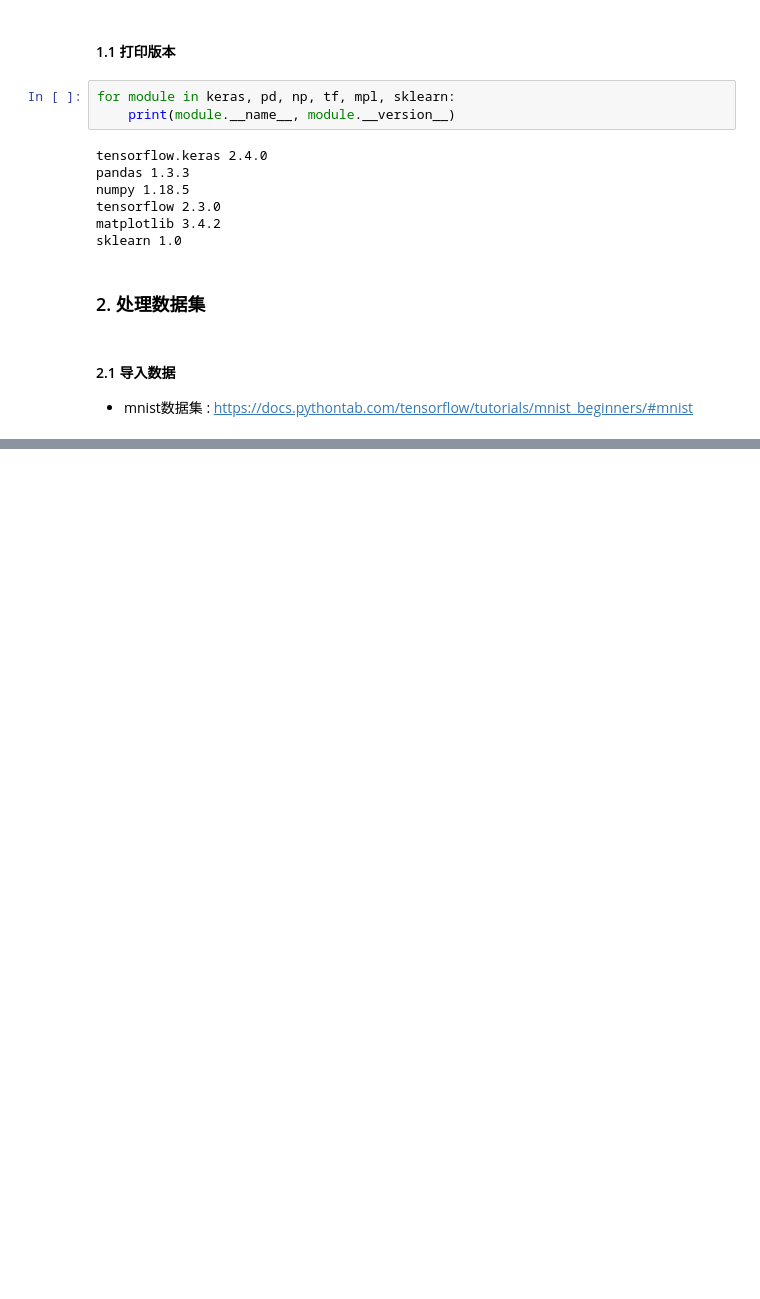
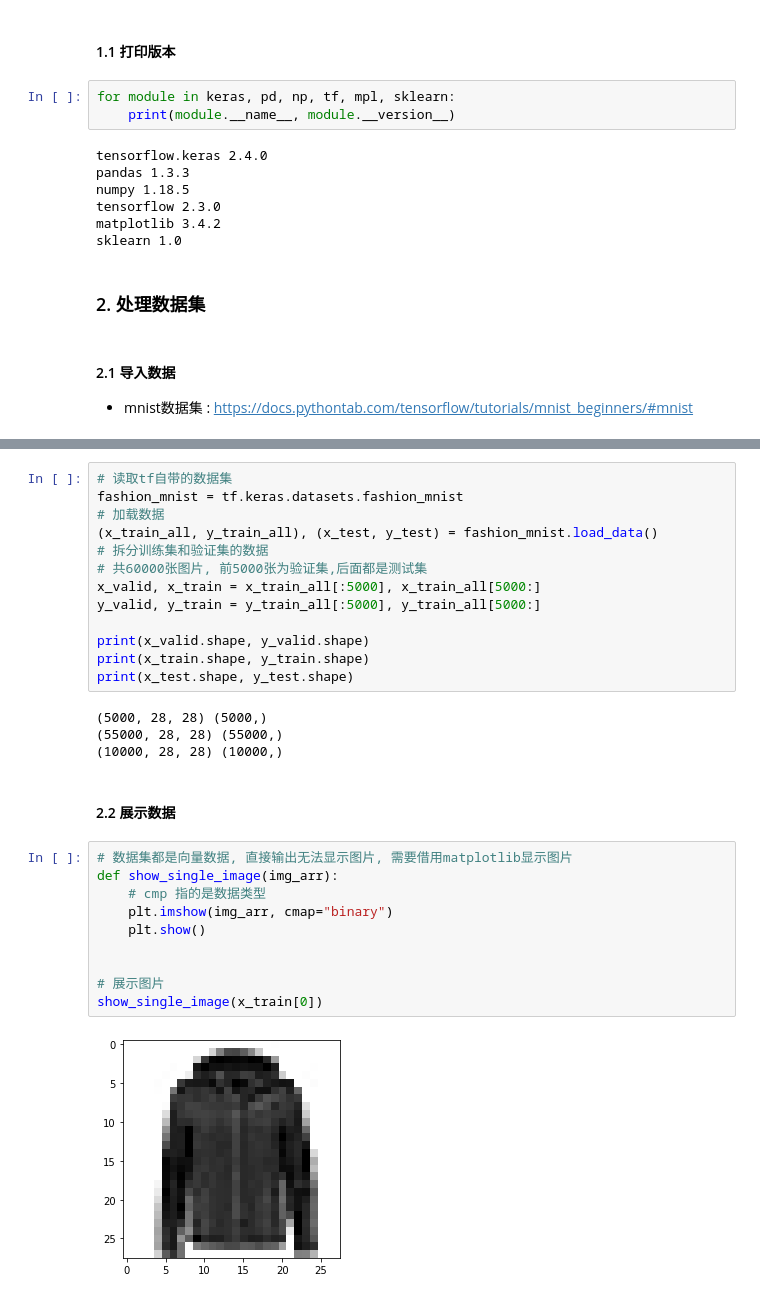
Before and after one commit to knightzz1998/tf-course-code, a Jupyter notebook: tf_keras_code/tf_keras_classification_model.ipynb, the cells around one changed output, grey strips where cells are left out. Saved outputs shown, nothing was run; the diff lists cells and outputs as text; blank space fills up the shorter version.

```diff
--- a/tf_keras_code/tf_keras_classification_model.ipynb
+++ b/tf_keras_code/tf_keras_classification_model.ipynb
@@ -63,0 +33,31 @@ Downloading data from https://storage.googleapis.com/tensorflow/tf-keras-dataset
+# %%
+# 读取tf自带的数据集
+fashion_mnist = tf.keras.datasets.fashion_mnist
+# 加载数据
+(x_train_all, y_train_all), (x_test, y_test) = fashion_mnist.load_data()
+# 拆分训练集和验证集的数据
+# 共60000张图片, 前5000张为验证集,后面都是测试集
+x_valid, x_train = x_train_all[:5000], x_train_all[5000:]
+y_valid, y_train = y_train_all[:5000], y_train_all[5000:]
+
+print(x_valid.shape, y_valid.shape)
+print(x_train.shape, y_train.shape)
+print(x_test.shape, y_test.shape)
+# %% [output]
+(5000, 28, 28) (5000,)
+(55000, 28, 28) (55000,)
+(10000, 28, 28) (10000,)
+# %% [markdown]
+#### 2.2 展示数据
+# %%
+# 数据集都是向量数据, 直接输出无法显示图片, 需要借用matplotlib显示图片
+def show_single_image(img_arr):
+    # cmp 指的是数据类型
+    plt.imshow(img_arr, cmap="binary")
+    plt.show()
+
+
+# 展示图片
+show_single_image(x_train[0])
+# %% [output]
+[figure, added]
```
Also changed, not shown: parts of 11 cells of this notebook, 2 other files.
